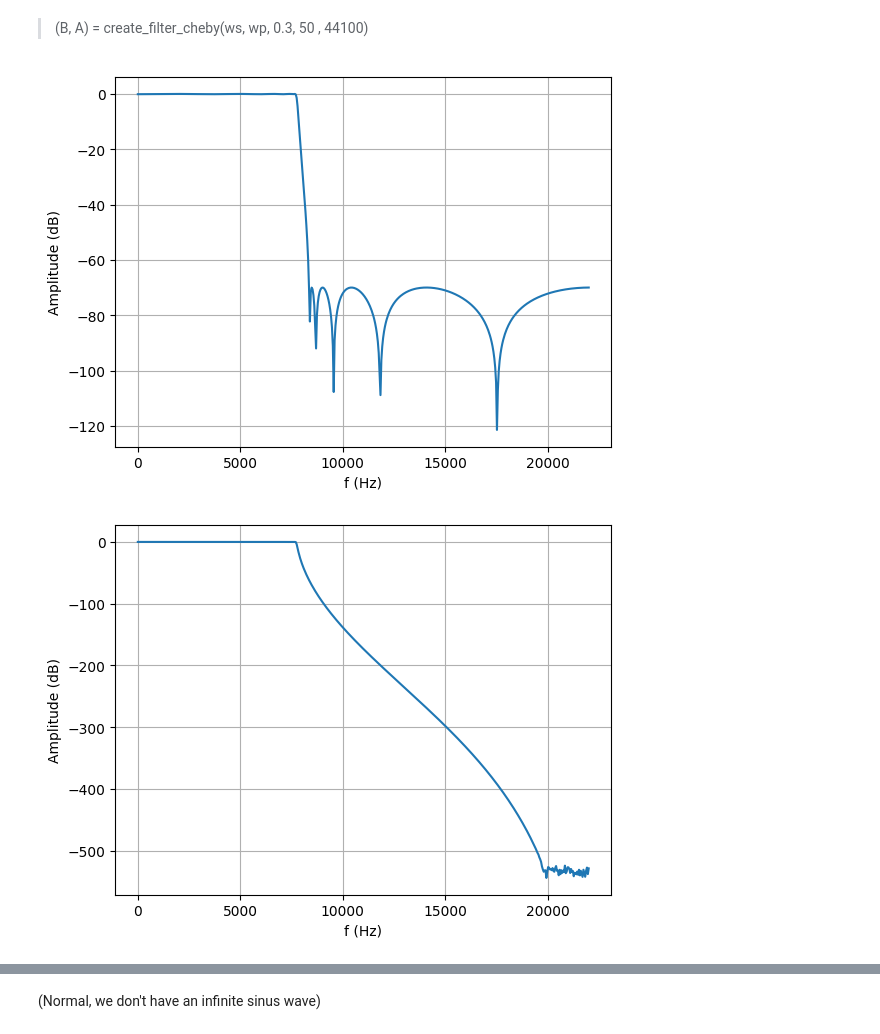
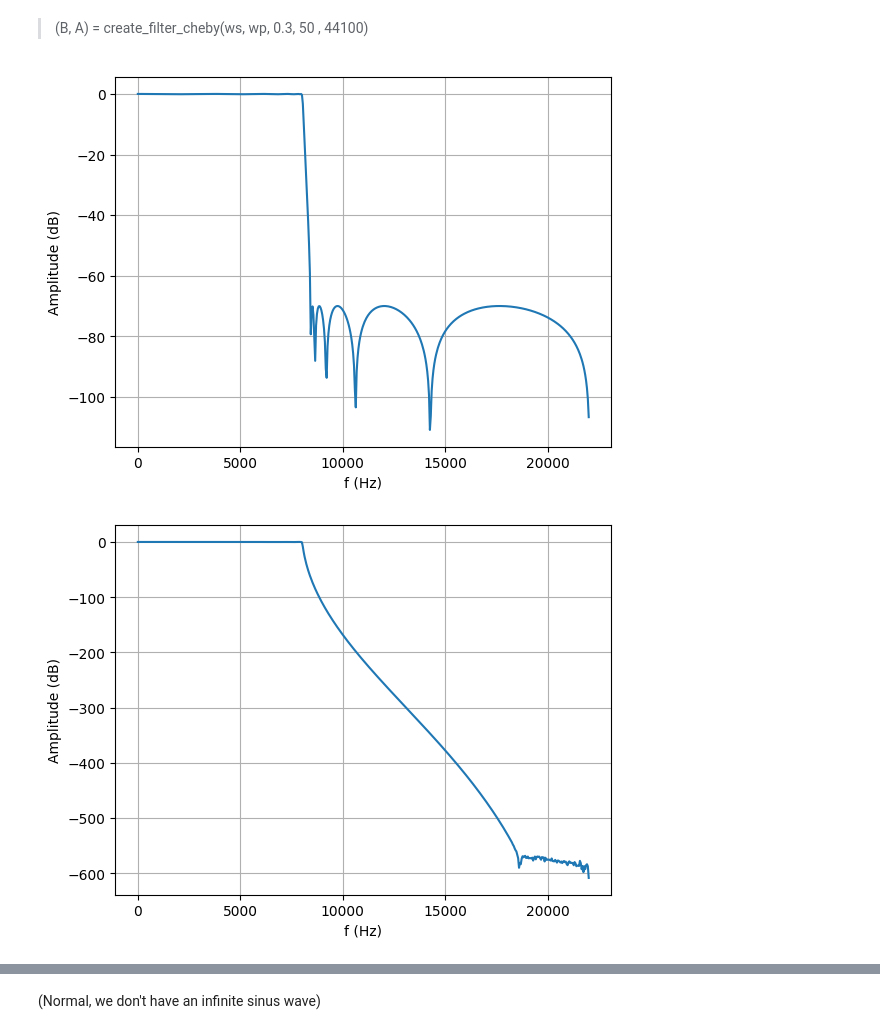
Before and after one commit to PizzaManStarted/projet_signal, a Jupyter notebook: code.ipynb, the cells around one changed output, grey strips where cells are left out. Cells and saved outputs as stored; diff of their text form; code cells hidden in the pictures.

```diff
--- a/code.ipynb
+++ b/code.ipynb
@@ -281,18 +283,18 @@ def plot_filter(B_filter, A_filter, fs):
     plt.show()
     plt.close()
 # %%
-wp = 7700
+wp = 8000
 ws = 8500
 rp = 0.1
 rs = 70
 (B_caueur, A_caueur) = create_filter_cauer(wp, ws,  rp, rs, 44100)
 
 (B_cheby, A_cheby) = create_filter_cheby(wp, ws,  rp,  rs, 44100)
 
 plot_filter(B_caueur, A_caueur, 44100)
 
 plot_filter(B_cheby, A_cheby, 44100)
 # %% [output]
-[figure, old version]
+[figure, new version]
-[figure, old version]
+[figure, new version]
 # %%
```
Also changed, not shown: parts of 9 cells of this notebook, 1 other file.
